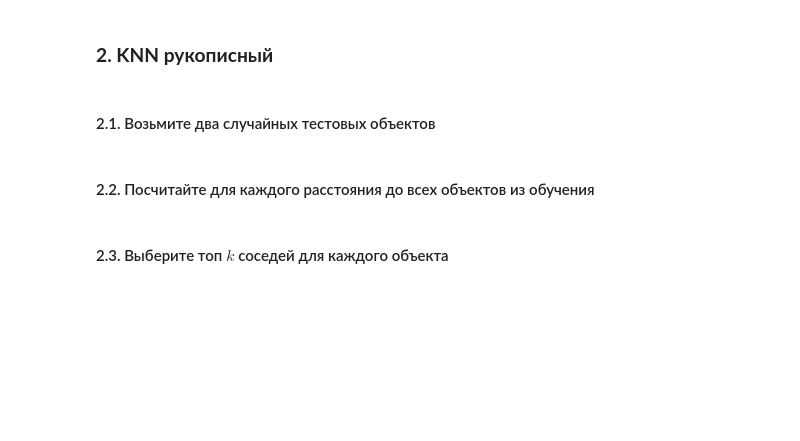
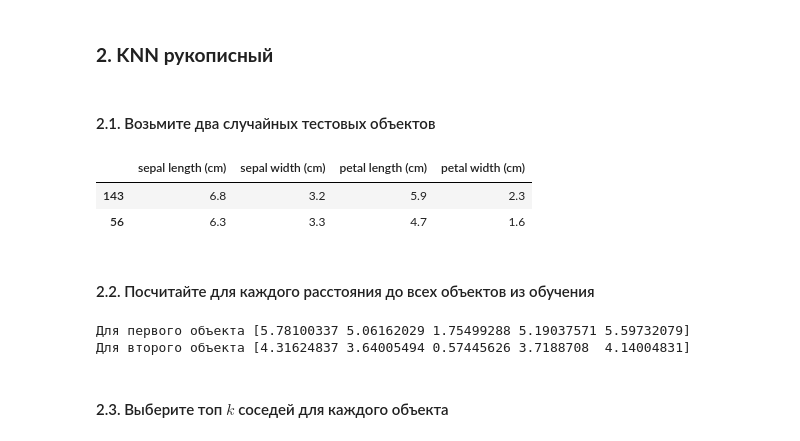
Before and after one commit to re-side/ml_basic, a Jupyter notebook: Практическая_работа_№4_Метод_K_ближайших_соседей.ipynb, the cells around one changed output. Cells and saved outputs as stored; diff of their text form; code cells hidden in the pictures; blank space fills up the shorter version.

```diff
--- a/Практическая_работа_№4_Метод_K_ближайших_соседей.ipynb
+++ b/Практическая_работа_№4_Метод_K_ближайших_соседей.ipynb
@@ -104,2 +102,10 @@ print(f"Самое оптимальное значение k: {grid.best_params_
+# %%
+sample_test = X_test.sample(2, random_state=42)
+sample_idx = sample_test.index
+sample_test
+# %% [output]
+|  | sepal length (cm) | sepal width (cm) | petal length (cm) | petal width (cm) |
+| 143 | 6.8 | 3.2 | 5.9 | 2.3 |
+| 56 | 6.3 | 3.3 | 4.7 | 1.6 |
 # %% [markdown]
 #### 2.2. Посчитайте для каждого расстояния до всех объектов из обучения
@@ -108,2 +112,15 @@ print(f"Самое оптимальное значение k: {grid.best_params_
+# %%
+import numpy as np
+
+distances = []
+for i in range(len(sample_test)):
+    obj = sample_test.iloc[i].values
+    dist = np.linalg.norm(X_train.values - obj, axis=1)
+    distances.append(dist)
+print('Для первого объекта', distances[0][:5])
+print('Для второго объекта', distances[1][:5])
+# %% [output]
+Для первого объекта [5.78100337 5.06162029 1.75499288 5.19037571 5.59732079]
+Для второго объекта [4.31624837 3.64005494 0.57445626 3.7188708  4.14004831]
 # %% [markdown]
 #### 2.3. Выберите топ $k$ соседей для каждого объекта
```
Also changed, not shown: parts of 8 cells of this notebook.
